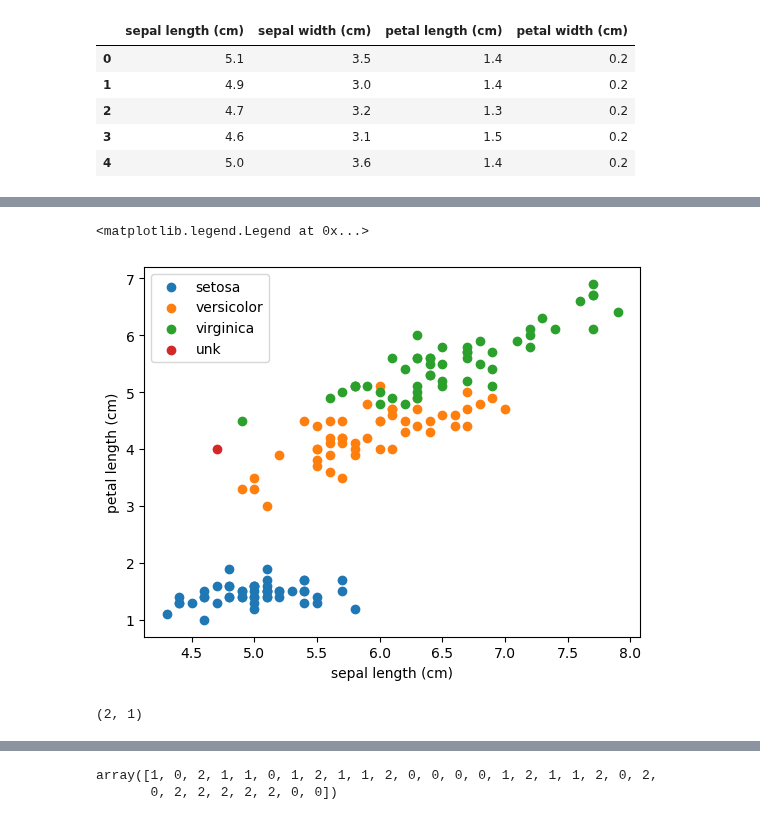
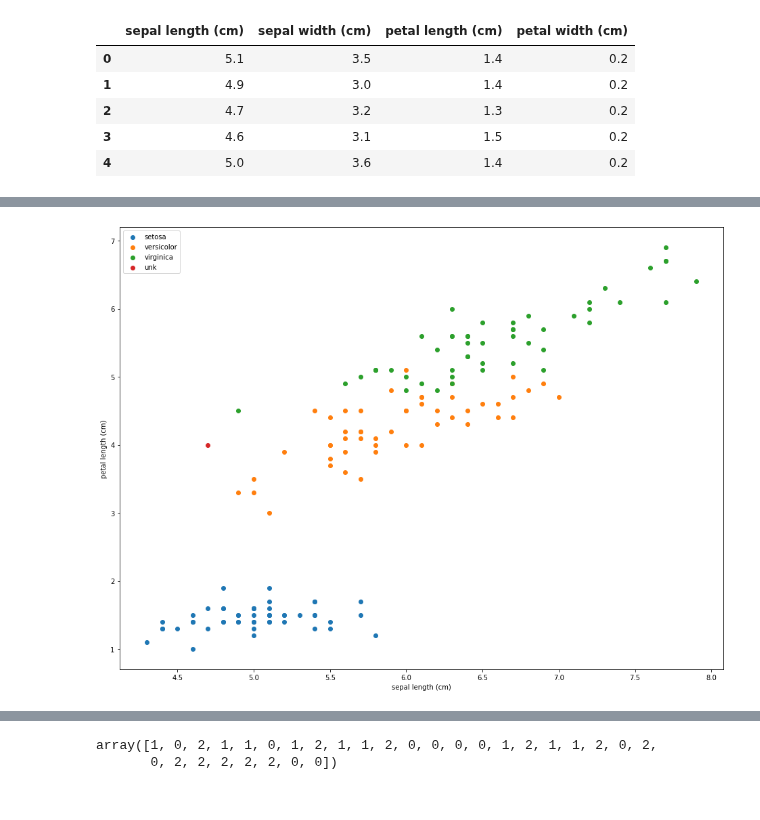
Before and after one commit to IMDxD/MLIsuct, a Jupyter notebook: fall2022/lectures/knn.ipynb, the cells around one changed output, grey strips where cells are left out. Drawn from its saved outputs; the diff is of its cells as text; code cells hidden in the pictures.

```diff
--- a/fall2022/lectures/knn.ipynb
+++ b/fall2022/lectures/knn.ipynb
@@ -37,18 +54,16 @@ df.sample(5)
 # %%
+# отобразим данные для удобства восприятия, возьмем свойства sepal length (cm) и petal length (cm), попробуем спрогнозировать к какому классу принадлежит красная точка
+plt.figure(figsize=(16, 12))
+
 for i in range(3):
     plt.scatter(
         df.loc[df["label"] == i]["sepal length (cm)"],
         df.loc[df["label"] == i]["petal length (cm)"],
         label=data["target_names"][i]
     )
 plt.scatter([4.7], [4], label="unk")
 plt.xlabel("sepal length (cm)")
 plt.ylabel("petal length (cm)")
-plt.legend()
+plt.legend();
 # %% [output]
-<matplotlib.legend.Legend at 0x...>
-[figure, old version]
+[figure, new version]
-# %%
-X.ndim, y.ndim
-# %% [output]
-(2, 1)
```
Also changed, not shown: parts of 35 cells of this notebook, 1 other file.
